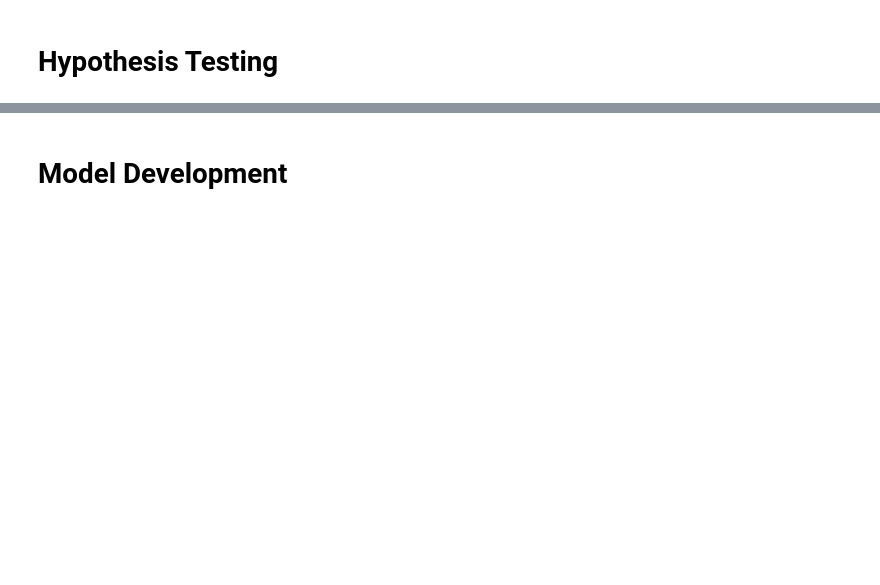
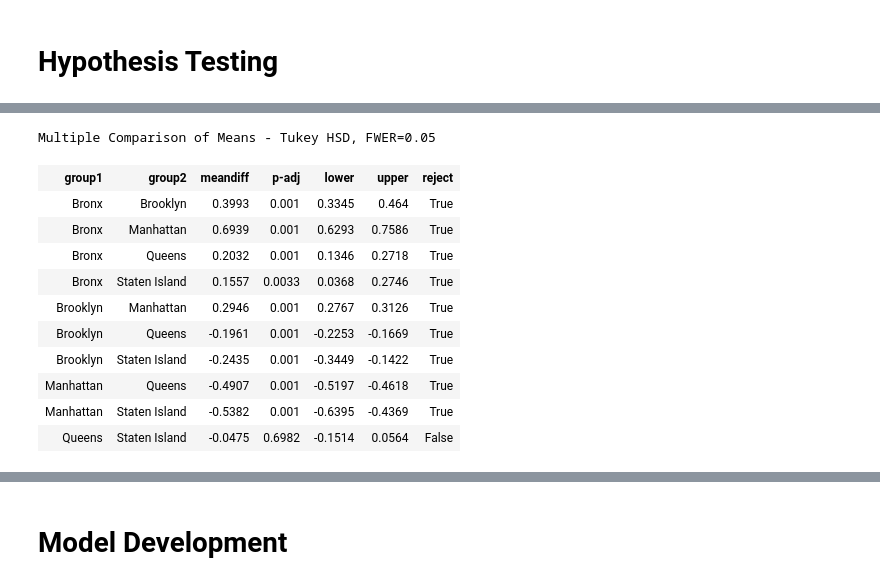
Before and after one commit to bellisor/mod2-TeamLoneWolf, a Jupyter notebook: mod2_index.ipynb, the cells around one changed output, grey strips where cells are left out. Drawn from its saved outputs; the diff is of its cells as text; code cells hidden in the pictures; blank space fills up the shorter version.

```diff
--- a/mod2_index.ipynb
+++ b/mod2_index.ipynb
@@ -493,0 +522,4 @@ nbplot.set_xticklabels(rotation=45)
+# %%
+mc = MultiComparison(model_df['log_price'], model_df['borough'])
+mc_results = mc.tukeyhsd()
+print(mc_results)
@@ -493,0 +542,15 @@ nbplot.set_xticklabels(rotation=45)
+# %%
+mc_results.summary()
+# %% [output]
+Multiple Comparison of Means - Tukey HSD, FWER=0.05
+| group1 | group2 | meandiff | p-adj | lower | upper | reject |
+| Bronx | Brooklyn | 0.3993 | 0.001 | 0.3345 | 0.464 | True |
+| Bronx | Manhattan | 0.6939 | 0.001 | 0.6293 | 0.7586 | True |
+| Bronx | Queens | 0.2032 | 0.001 | 0.1346 | 0.2718 | True |
+| Bronx | Staten Island | 0.1557 | 0.0033 | 0.0368 | 0.2746 | True |
+| Brooklyn | Manhattan | 0.2946 | 0.001 | 0.2767 | 0.3126 | True |
+| Brooklyn | Queens | -0.1961 | 0.001 | -0.2253 | -0.1669 | True |
+| Brooklyn | Staten Island | -0.2435 | 0.001 | -0.3449 | -0.1422 | True |
+| Manhattan | Queens | -0.4907 | 0.001 | -0.5197 | -0.4618 | True |
+| Manhattan | Staten Island | -0.5382 | 0.001 | -0.6395 | -0.4369 | True |
+| Queens | Staten Island | -0.0475 | 0.6982 | -0.1514 | 0.0564 | False |
```
Also changed, not shown: parts of 22 cells of this notebook.
